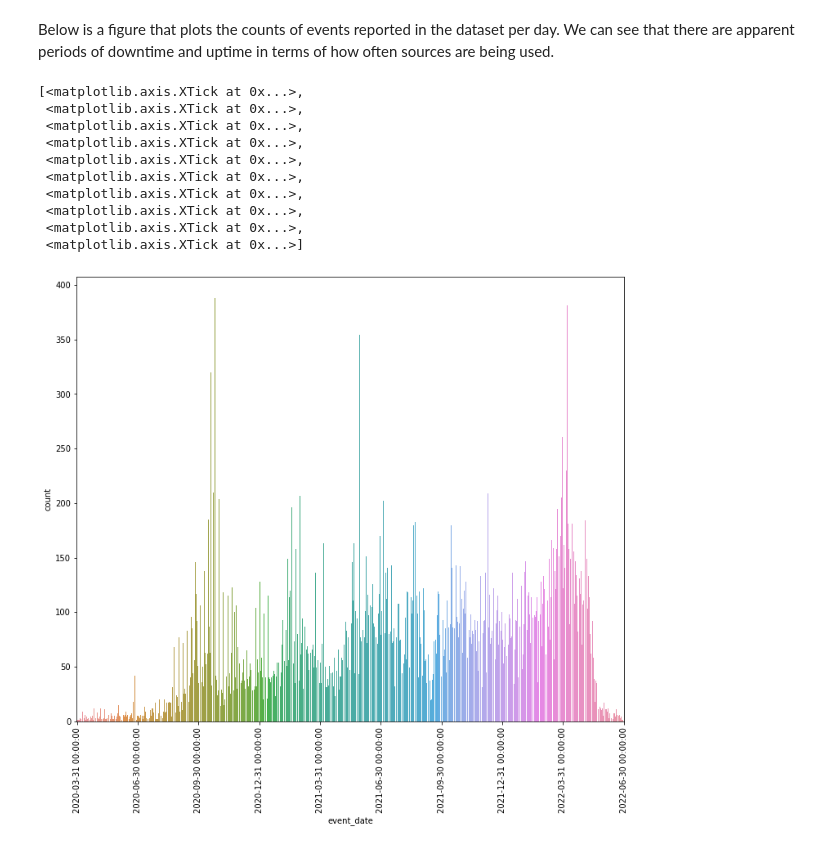
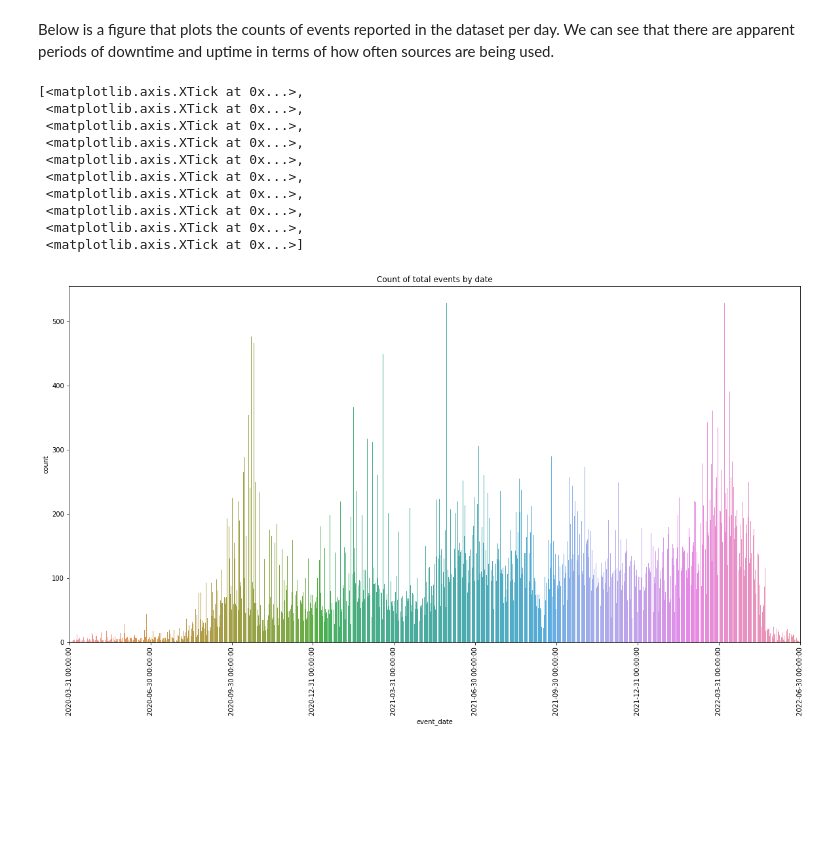
Before and after one commit to bradywilky/data_providers, a Jupyter notebook: analysis/analyze_time_periods.ipynb, the cells around one changed output. Saved outputs shown, nothing was run; the diff lists cells and outputs as text; code cells hidden in the pictures; blank space fills up the shorter version.

```diff
--- a/analysis/analyze_time_periods.ipynb
+++ b/analysis/analyze_time_periods.ipynb
@@ -13,25 +12,26 @@ base_df = pd.read_csv('../data/acled_covid19.csv')
 extd_df = pd.read_csv('../data/EXPANDED_acled_covid19.csv')
 # %%
-min_dt = min(base_df.event_date)
-max_dt = max(base_df.event_date)
+min_dt = min(extd_df.event_date)
+max_dt = max(extd_df.event_date)
+
 labs = pd.date_range(start=min_dt,end=max_dt, freq='Q')
-lab_int = np.linspace(0, base_df.event_date.nunique(), len(labs))
+lab_int = np.linspace(0, extd_df.event_date.nunique(), len(labs))
 # %% [markdown]
 Below is a figure that plots the counts of events reported in the dataset per day. We can see that there are apparent periods of downtime and uptime in terms of how often sources are being used.
 # %%
-fig, ax = plt.subplots(figsize=(12,10))
-all_plot = sns.countplot(x=base_df.event_date)
+fig, ax = plt.subplots(figsize=(20,10))
+ax.set_title(f'Count of total events by date')
+all_plot = sns.countplot(x=extd_df.event_date)
 all_plot.set_xticks(lab_int, labels=labs, rotation=90)
-# all_plot.set_xticklabels(all_plot.get_xticks(), rotation = 45)
 # %% [output]
 [<matplotlib.axis.XTick at 0x...>,
  <matplotlib.axis.XTick at 0x...>,
  <matplotlib.axis.XTick at 0x...>,
  <matplotlib.axis.XTick at 0x...>,
  <matplotlib.axis.XTick at 0x...>,
  <matplotlib.axis.XTick at 0x...>,
  <matplotlib.axis.XTick at 0x...>,
  <matplotlib.axis.XTick at 0x...>,
  <matplotlib.axis.XTick at 0x...>,
  <matplotlib.axis.XTick at 0x...>]
-[figure, old version]
+[figure, new version]
```
Also changed, not shown: parts of 7 cells of this notebook, 6 other files.
